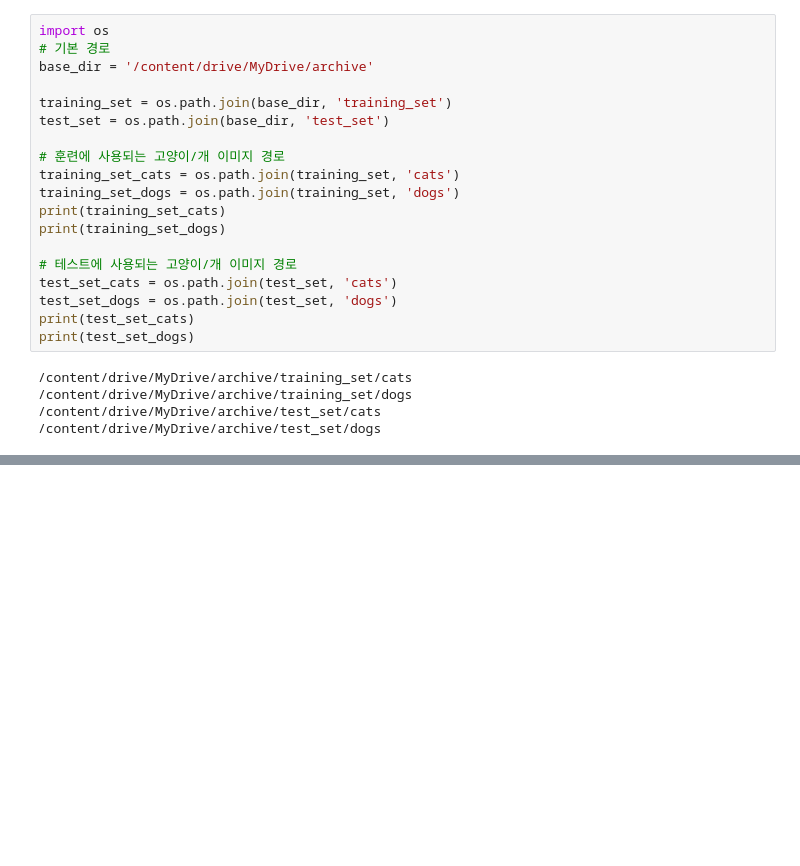
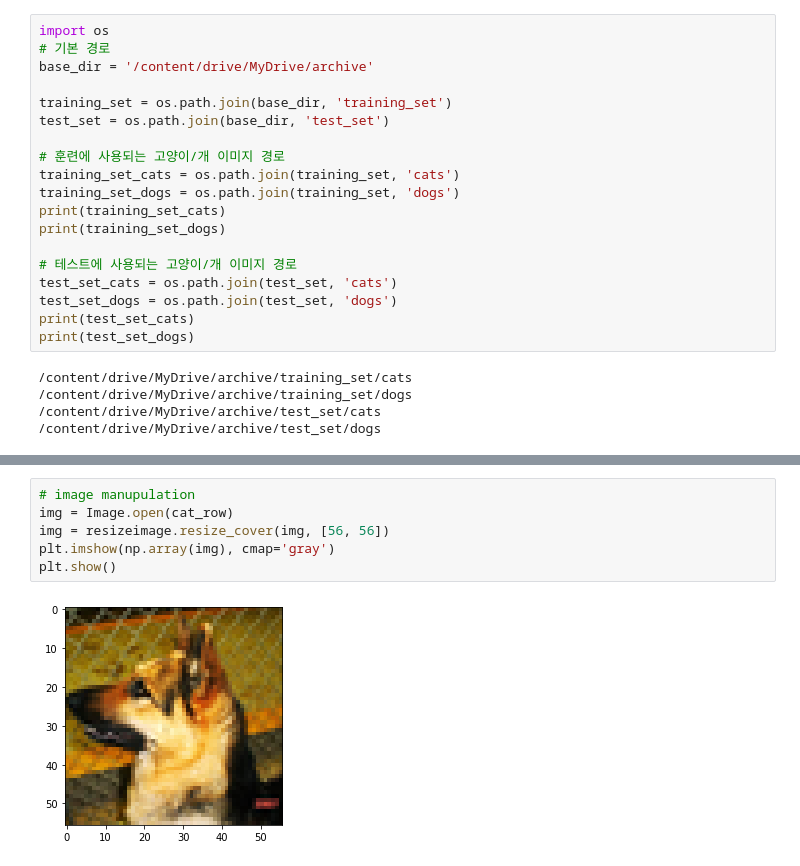
Before and after one commit to chawonlee/AI_svm_mlp_deepmlp, a Jupyter notebook: cat_and_dog_svm.ipynb, the cells around one changed output, grey strips where cells are left out. Saved outputs shown, nothing was run; the diff lists cells and outputs as text; blank space fills up the shorter version.

```diff
--- a/cat_and_dog_svm.ipynb
+++ b/cat_and_dog_svm.ipynb
@@ -81,0 +167,8 @@ plt.show()
+# %%
+# image manupulation
+img = Image.open(cat_row)
+img = resizeimage.resize_cover(img, [56, 56])
+plt.imshow(np.array(img), cmap='gray')
+plt.show()
+# %% [output]
+[figure, added]
```
Also changed, not shown: parts of 16 cells of this notebook.
